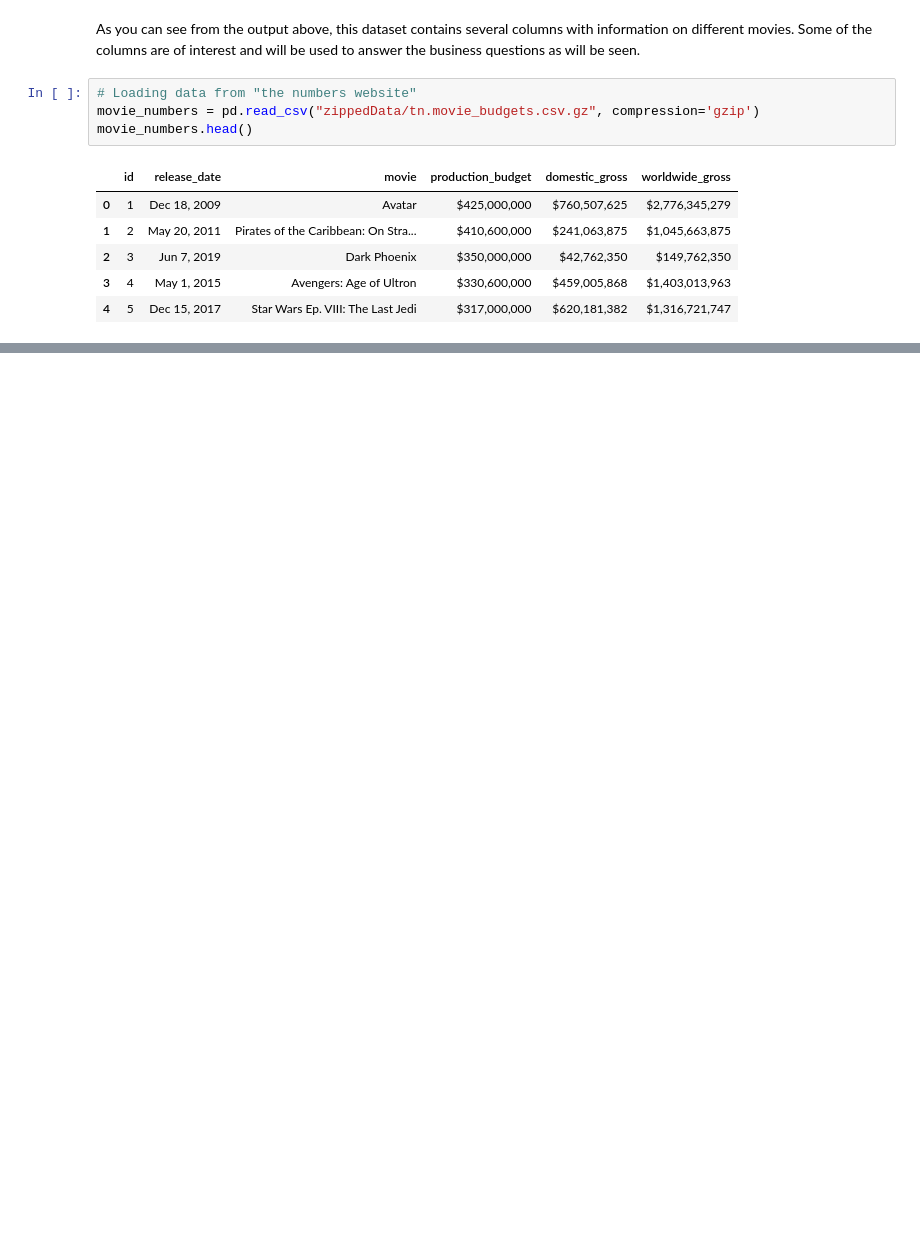
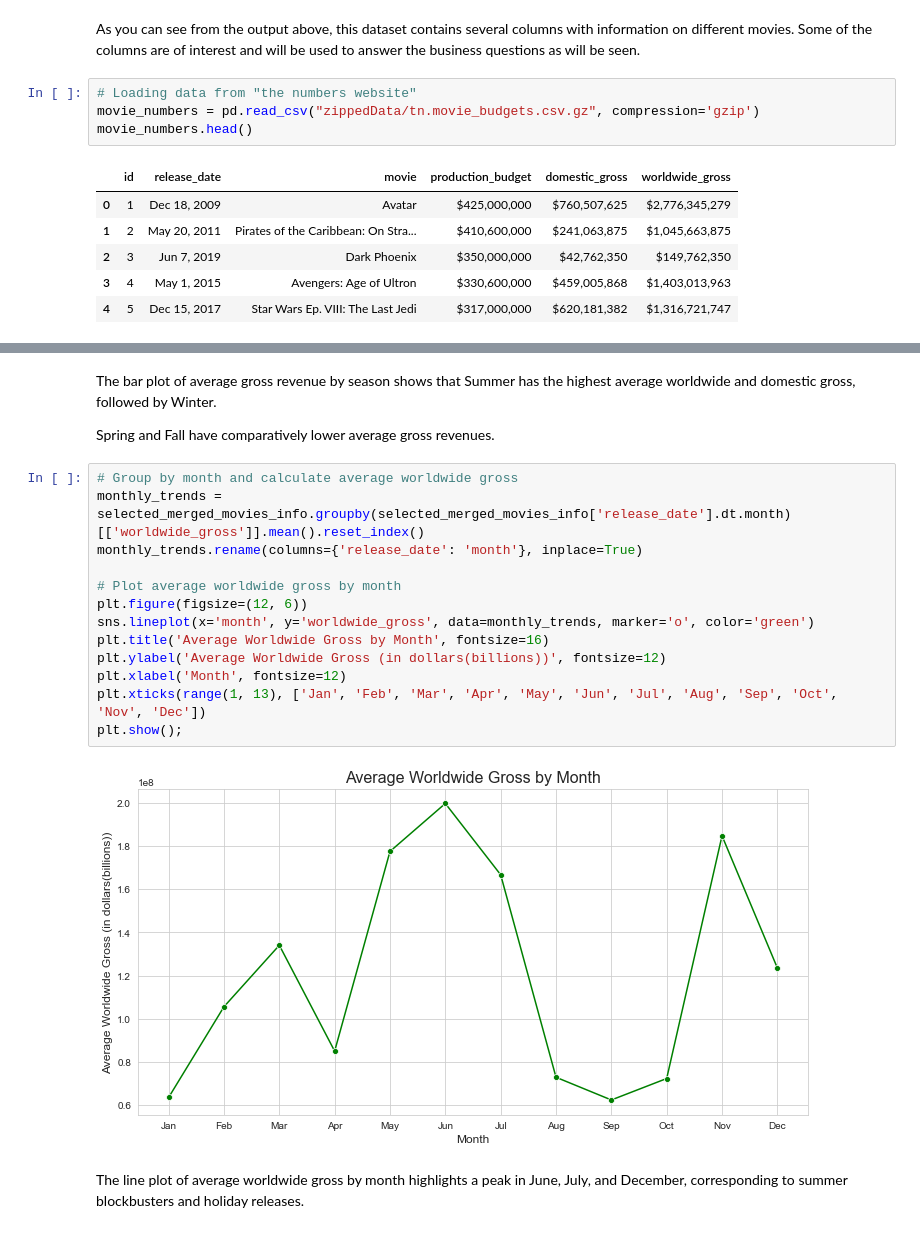
Before and after one commit to billysambasi/Group7_Phase_2_Project, a Jupyter notebook: student-bs.ipynb, the cells around one changed output, grey strips where cells are left out. Drawn from its saved outputs; the diff is of its cells as text; blank space fills up the shorter version.

```diff
--- a/student-bs.ipynb
+++ b/student-bs.ipynb
@@ -280,0 +430,21 @@ selected_merged_movies.head()
+# %% [markdown]
+The bar plot of average gross revenue by season shows that Summer has the highest average worldwide and domestic gross, followed by Winter.
+
+Spring and Fall have comparatively lower average gross revenues.
+# %%
+# Group by month and calculate average worldwide gross
+monthly_trends = selected_merged_movies_info.groupby(selected_merged_movies_info['release_date'].dt.month)[['worldwide_gross']].mean().reset_index()
+monthly_trends.rename(columns={'release_date': 'month'}, inplace=True)
+
+# Plot average worldwide gross by month
+plt.figure(figsize=(12, 6))
+sns.lineplot(x='month', y='worldwide_gross', data=monthly_trends, marker='o', color='green')
+plt.title('Average Worldwide Gross by Month', fontsize=16)
+plt.ylabel('Average Worldwide Gross (in dollars(billions))', fontsize=12)
+plt.xlabel('Month', fontsize=12)
+plt.xticks(range(1, 13), ['Jan', 'Feb', 'Mar', 'Apr', 'May', 'Jun', 'Jul', 'Aug', 'Sep', 'Oct', 'Nov', 'Dec'])
+plt.show();
+# %% [output]
+[figure, added]
+# %% [markdown]
+The line plot of average worldwide gross by month highlights a peak in June, July, and December, corresponding to summer blockbusters and holiday releases.
```
Also changed, not shown: parts of 35 cells of this notebook.
